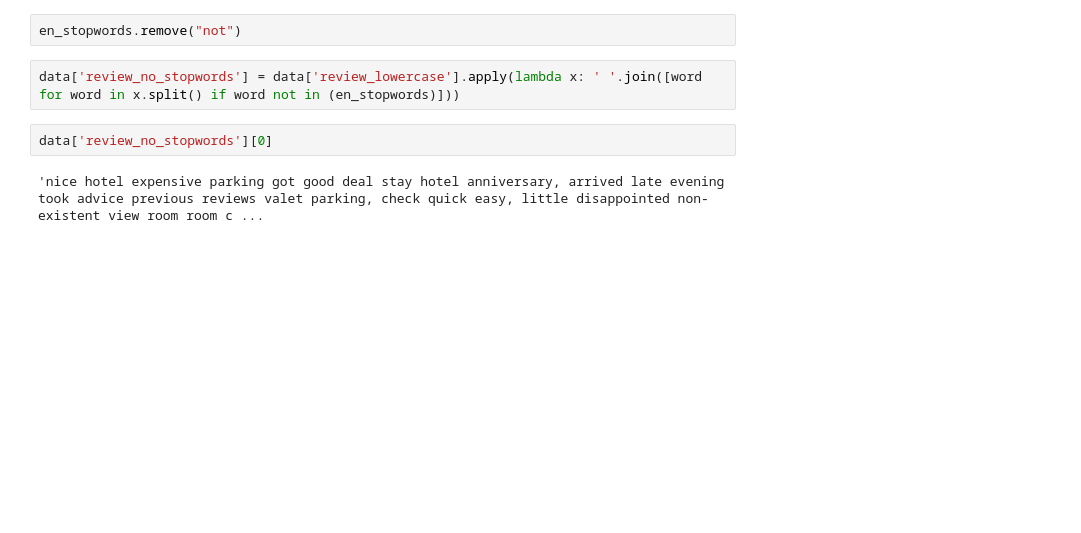
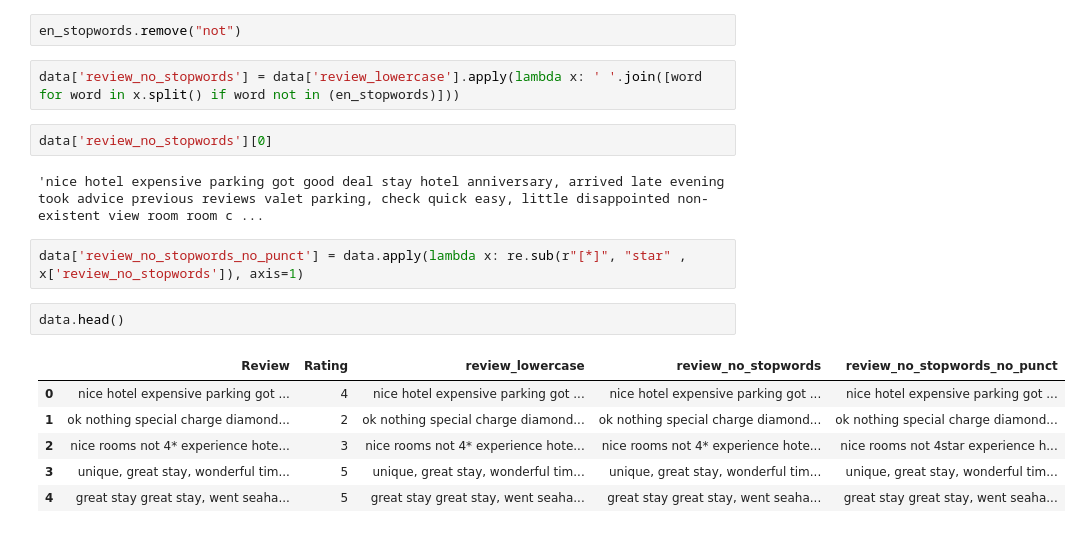
Before and after one commit to si30boy/Nlp-Learning, a Jupyter notebook: NlpLearning.ipynb, the cells around one changed output. Drawn from its saved outputs; the diff is of its cells as text; blank space fills up the shorter version.

Commit message:
Practical Task review_no_stopwords_no_punct

```diff
--- a/NlpLearning.ipynb
+++ b/NlpLearning.ipynb
@@ -389,3 +389,14 @@ data['review_no_stopwords'] = data['review_lowercase'].apply(lambda x: ' '.join(
 data['review_no_stopwords'][0]
 # %% [output]
 'nice hotel expensive parking got good deal stay hotel anniversary, arrived late evening took advice previous reviews valet parking, check quick easy, little disappointed non-existent view room room c ...
+# %%
+data['review_no_stopwords_no_punct'] = data.apply(lambda x: re.sub(r"[*]", "star" , x['review_no_stopwords']), axis=1)
+# %%
+data.head()
+# %% [output]
+|  | Review | Rating | review_lowercase | review_no_stopwords | review_no_stopwords_no_punct |
+| 0 | nice hotel expensive parking got ... | 4 | nice hotel expensive parking got ... | nice hotel expensive parking got ... | nice hotel expensive parking got ... |
+| 1 | ok nothing special charge diamond... | 2 | ok nothing special charge diamond... | ok nothing special charge diamond... | ok nothing special charge diamond... |
+| 2 | nice rooms not 4* experience hote... | 3 | nice rooms not 4* experience hote... | nice rooms not 4* experience hote... | nice rooms not 4star experience h... |
+| 3 | unique, great stay, wonderful tim... | 5 | unique, great stay, wonderful tim... | unique, great stay, wonderful tim... | unique, great stay, wonderful tim... |
+| 4 | great stay great stay, went seaha... | 5 | great stay great stay, went seaha... | great stay great stay, went seaha... | great stay great stay, went seaha... |
```
